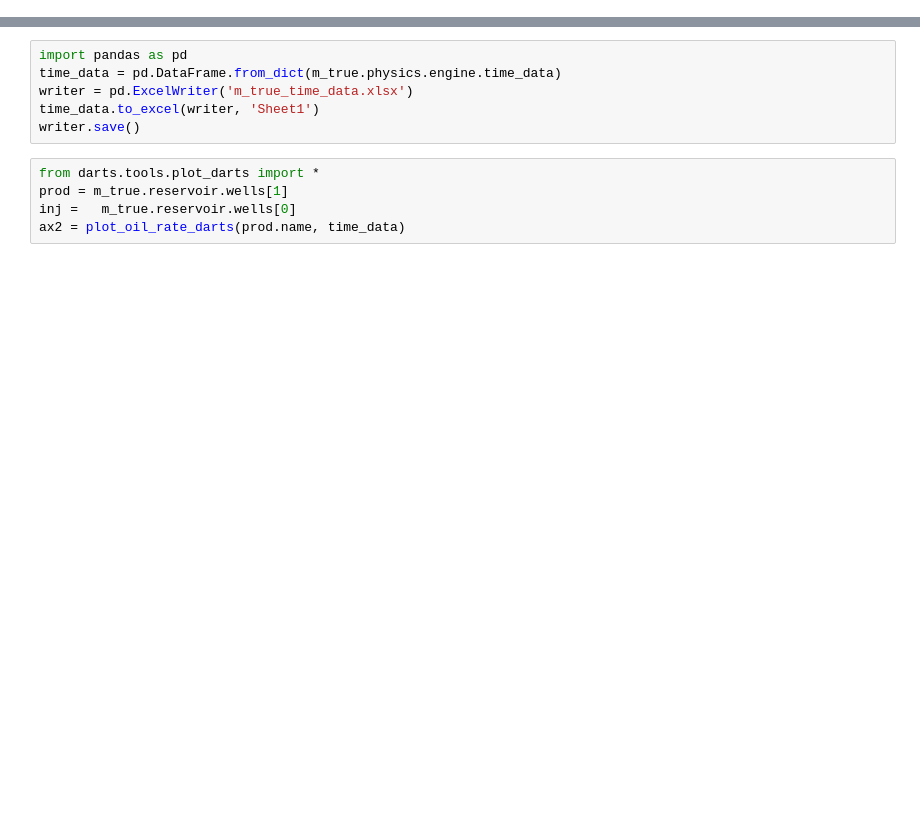
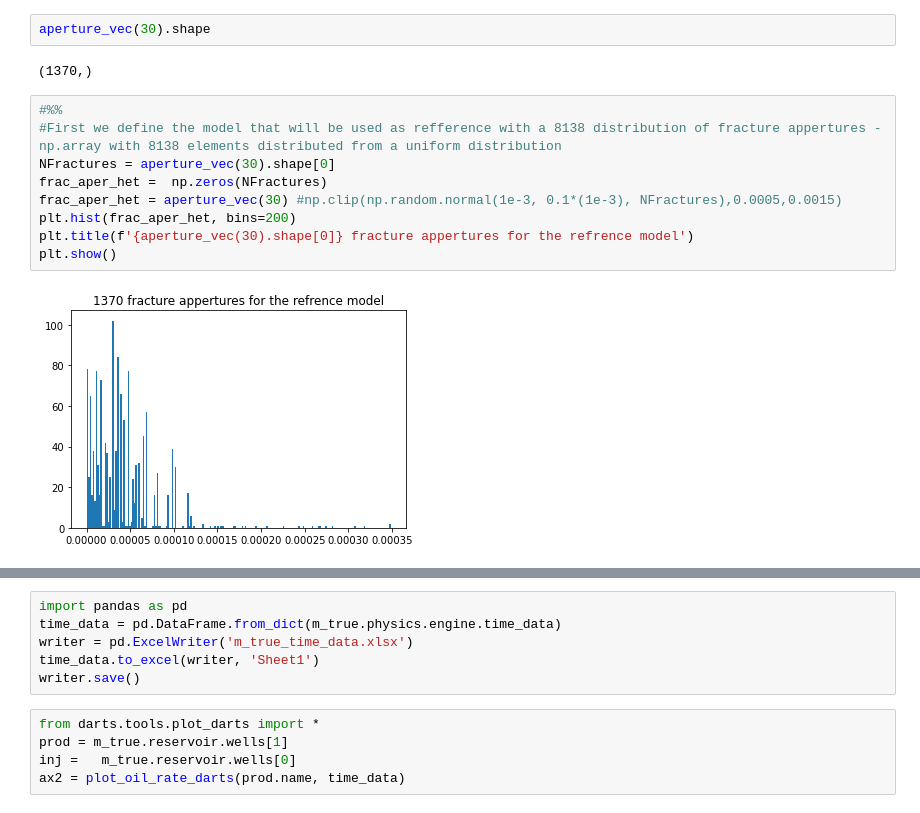
Before and after one commit to gabrielserrao/DA-DARTS-Naturally-Fractured-Reservoir, a Jupyter notebook: mainDA_deadoil_angle.ipynb, the cells around one changed output, grey strips where cells are left out. Drawn from its saved outputs; the diff is of its cells as text; blank space fills up the shorter version.

Commit message:
creating the function to generate frac_aper with ang

```diff
--- a/mainDA_deadoil_angle.ipynb
+++ b/mainDA_deadoil_angle.ipynb
@@ -20,3 +101,18 @@ import scipy.stats as stats
+# %%
+aperture_vec(30).shape
+# %% [output]
+(1370,)
+# %%
+#%%
+#First we define the model that will be used as refference with a 8138 distribution of fracture appertures - np.array with 8138 elements distributed from a uniform distribution
+NFractures = aperture_vec(30).shape[0]
+frac_aper_het =  np.zeros(NFractures)
+frac_aper_het = aperture_vec(30) #np.clip(np.random.normal(1e-3, 0.1*(1e-3), NFractures),0.0005,0.0015)
+plt.hist(frac_aper_het, bins=200)
+plt.title(f'{aperture_vec(30).shape[0]} fracture appertures for the refrence model')
+plt.show()
+# %% [output]
+[figure, added]
 # %%
 #%%
 #First we define the model that will be used as refference frac_aper = = 1e-3 (base case produced by Stephan)
```
Also changed, not shown: parts of 6 cells of this notebook.
